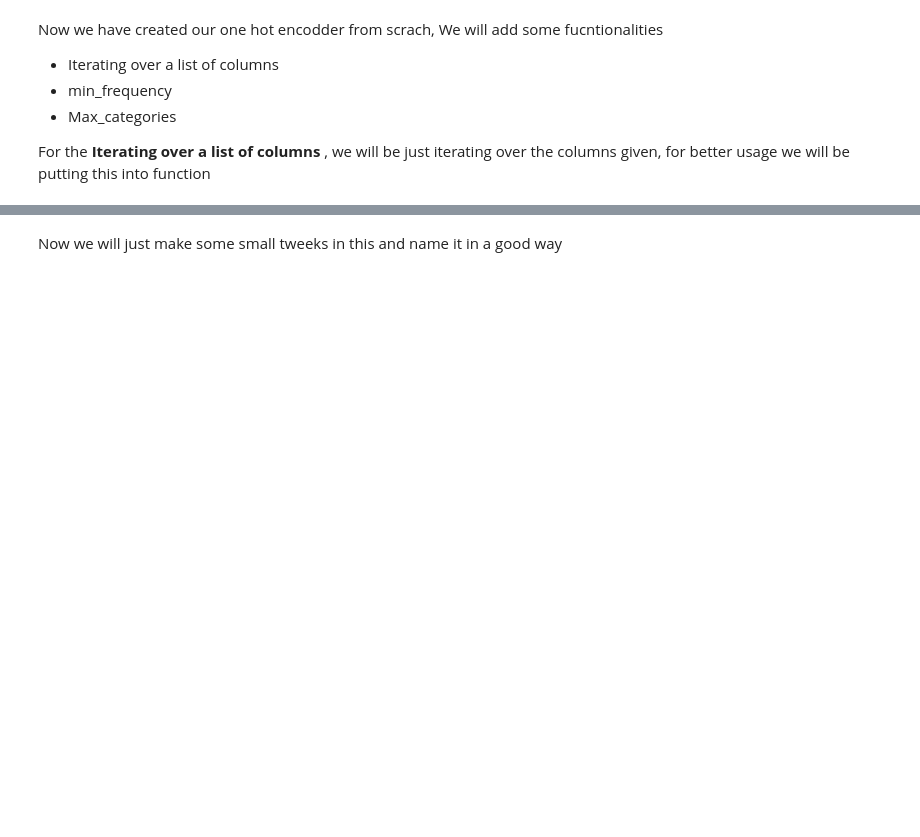
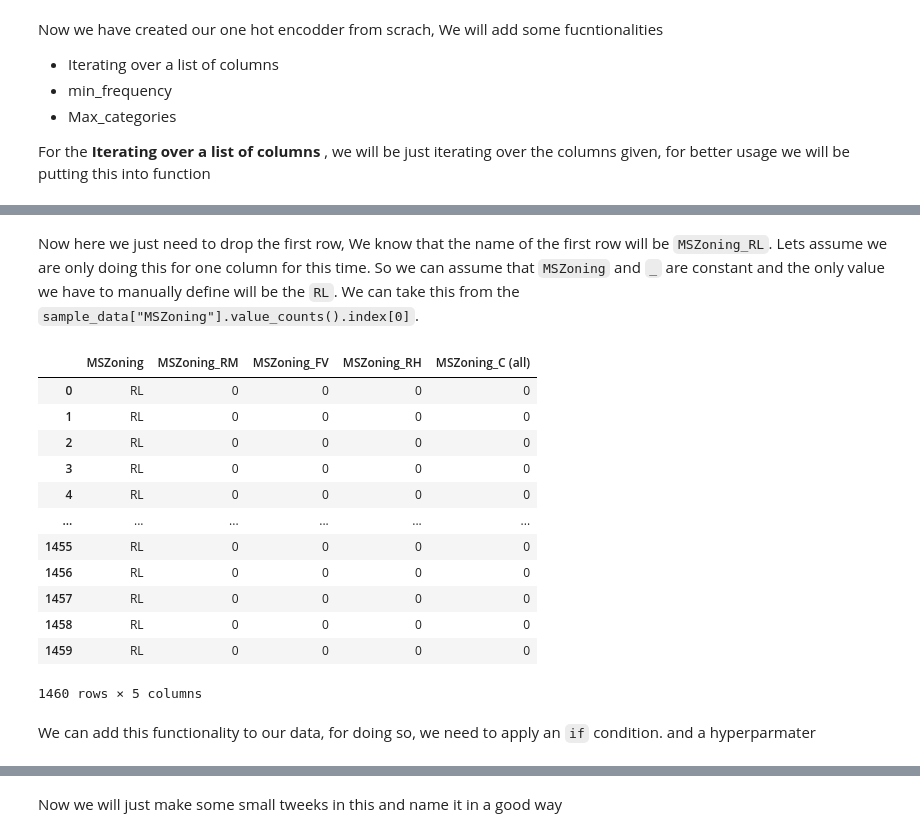
Before and after one commit to AyushSinghal9020/Machine-Learning-From-Scratch, a Jupyter notebook: Encoding Techniques/One Hot Encoder/Jupyter Notebook.ipynb, the cells around one changed output, grey strips where cells are left out. Cells and saved outputs as stored; diff of their text form; code cells hidden in the pictures; blank space fills up the shorter version.

```diff
--- a/Encoding Techniques/One Hot Encoder/Jupyter Notebook.ipynb
+++ b/Encoding Techniques/One Hot Encoder/Jupyter Notebook.ipynb
@@ -205,0 +345,21 @@ def sample_func(dataframe , columns):
+# %% [markdown]
+Now here we just need to drop the first row, We know that the name of the first row will be `MSZoning_RL`. Lets assume we are only doing this for one column for this time. So we can assume that `MSZoning` and `_` are constant and the only value we have to manually define will be the `RL`. We can take this from the `sample_data["MSZoning"].value_counts().index[0]`.
+# %%
+sample_data.drop("MSZoning" + "_" + str(sample_data["MSZoning"].value_counts().index[0]) , axis = 1 , inplace = True)
+sample_data
+# %% [output]
+|  | MSZoning | MSZoning_RM | MSZoning_FV | MSZoning_RH | MSZoning_C (all) |
+| 0 | RL | 0 | 0 | 0 | 0 |
+| 1 | RL | 0 | 0 | 0 | 0 |
+| 2 | RL | 0 | 0 | 0 | 0 |
+| 3 | RL | 0 | 0 | 0 | 0 |
+| 4 | RL | 0 | 0 | 0 | 0 |
+| ... | ... | ... | ... | ... | ... |
+| 1455 | RL | 0 | 0 | 0 | 0 |
+| 1456 | RL | 0 | 0 | 0 | 0 |
+| 1457 | RL | 0 | 0 | 0 | 0 |
+| 1458 | RL | 0 | 0 | 0 | 0 |
+| 1459 | RL | 0 | 0 | 0 | 0 |
+1460 rows × 5 columns
+# %% [markdown]
+We can add this functionality to our data, for doing so, we need to apply an `if` condition. and a hyperparmater
```
Also changed, not shown: parts of 59 cells of this notebook.
